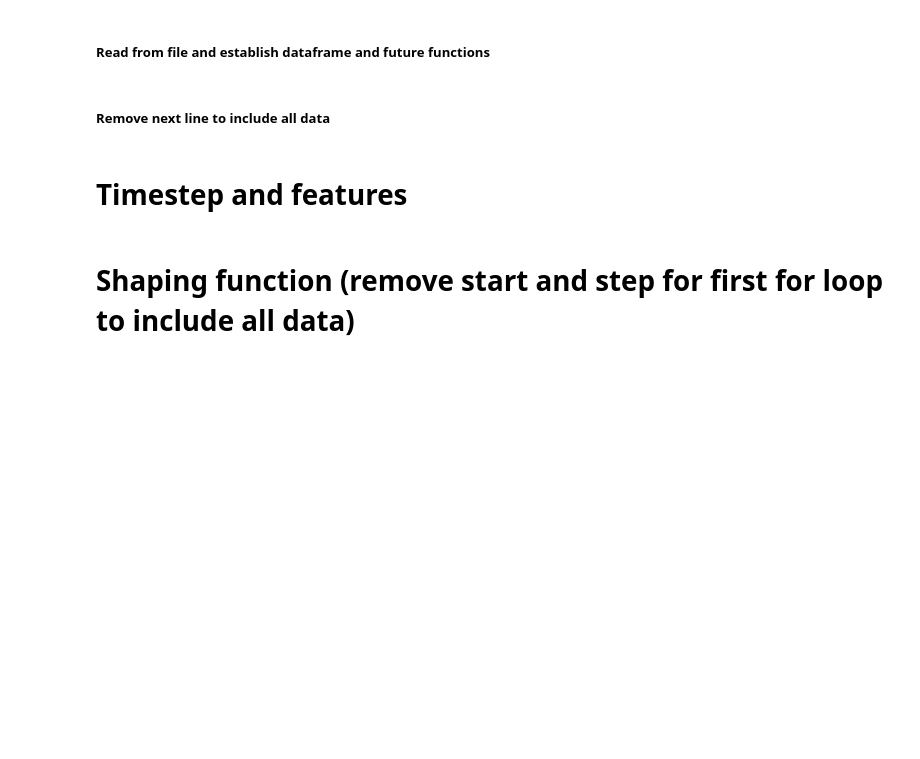
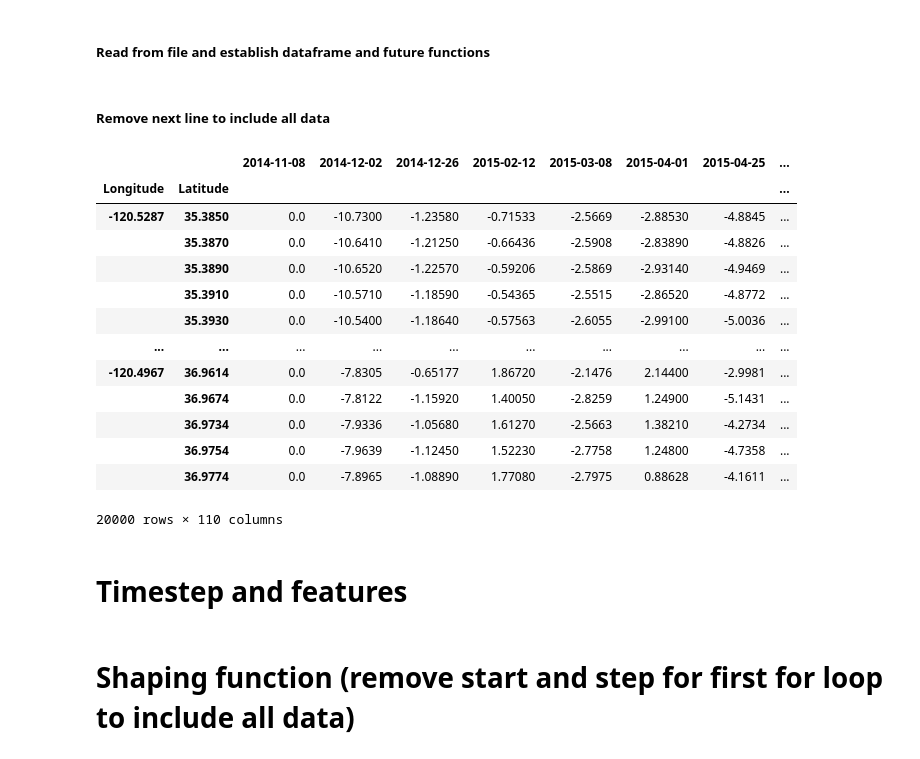
Before and after one commit to JayUpadhyayCS/DSFellowship, a Jupyter notebook: New/testing/testing.ipynb, the cells around one changed output. Cells and saved outputs as stored; diff of their text form; code cells hidden in the pictures; blank space fills up the shorter version.

```diff
--- a/New/testing/testing.ipynb
+++ b/New/testing/testing.ipynb
@@ -77,8 +85,23 @@ df=df.dropna(axis=0, how='all')#drop full nan rows
 # %% [markdown]
 ##### Remove next line to include all data
 # %%
-df=df.iloc[100000:500000] #cuts data to long 120-119 approx
+df=df.iloc[120000:140000] #cuts data to long 120-119 approx
 df
+# %% [output]
+|  |  | 2014-11-08 | 2014-12-02 | 2014-12-26 | 2015-02-12 | 2015-03-08 | 2015-04-01 | 2015-04-25 | ... |
+| Longitude | Latitude |  |  |  |  |  |  |  | ... |
+| -120.5287 | 35.3850 | 0.0 | -10.7300 | -1.23580 | -0.71533 | -2.5669 | -2.88530 | -4.8845 | ... |
+|  | 35.3870 | 0.0 | -10.6410 | -1.21250 | -0.66436 | -2.5908 | -2.83890 | -4.8826 | ... |
+|  | 35.3890 | 0.0 | -10.6520 | -1.22570 | -0.59206 | -2.5869 | -2.93140 | -4.9469 | ... |
+|  | 35.3910 | 0.0 | -10.5710 | -1.18590 | -0.54365 | -2.5515 | -2.86520 | -4.8772 | ... |
+|  | 35.3930 | 0.0 | -10.5400 | -1.18640 | -0.57563 | -2.6055 | -2.99100 | -5.0036 | ... |
+| ... | ... | ... | ... | ... | ... | ... | ... | ... | ... |
+| -120.4967 | 36.9614 | 0.0 | -7.8305 | -0.65177 | 1.86720 | -2.1476 | 2.14400 | -2.9981 | ... |
+|  | 36.9674 | 0.0 | -7.8122 | -1.15920 | 1.40050 | -2.8259 | 1.24900 | -5.1431 | ... |
+|  | 36.9734 | 0.0 | -7.9336 | -1.05680 | 1.61270 | -2.5663 | 1.38210 | -4.2734 | ... |
+|  | 36.9754 | 0.0 | -7.9639 | -1.12450 | 1.52230 | -2.7758 | 1.24800 | -4.7358 | ... |
+|  | 36.9774 | 0.0 | -7.8965 | -1.08890 | 1.77080 | -2.7975 | 0.88628 | -4.1611 | ... |
+20000 rows × 110 columns
 # %% [markdown]
 # Timestep and features
 # %%
```
Also changed, not shown: parts of 8 cells of this notebook, 7 other files.
